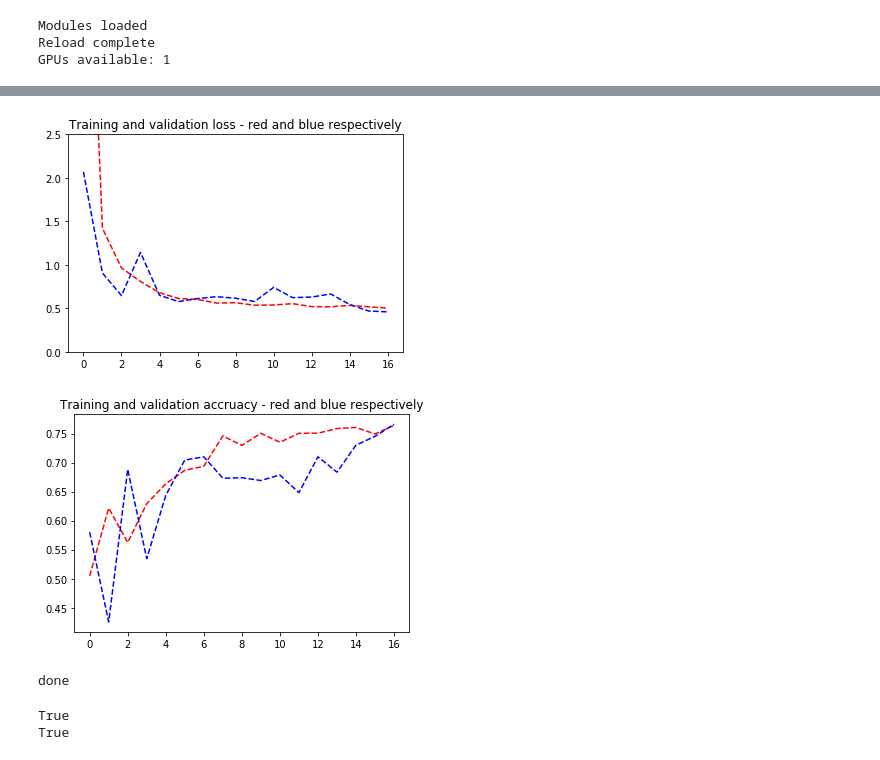
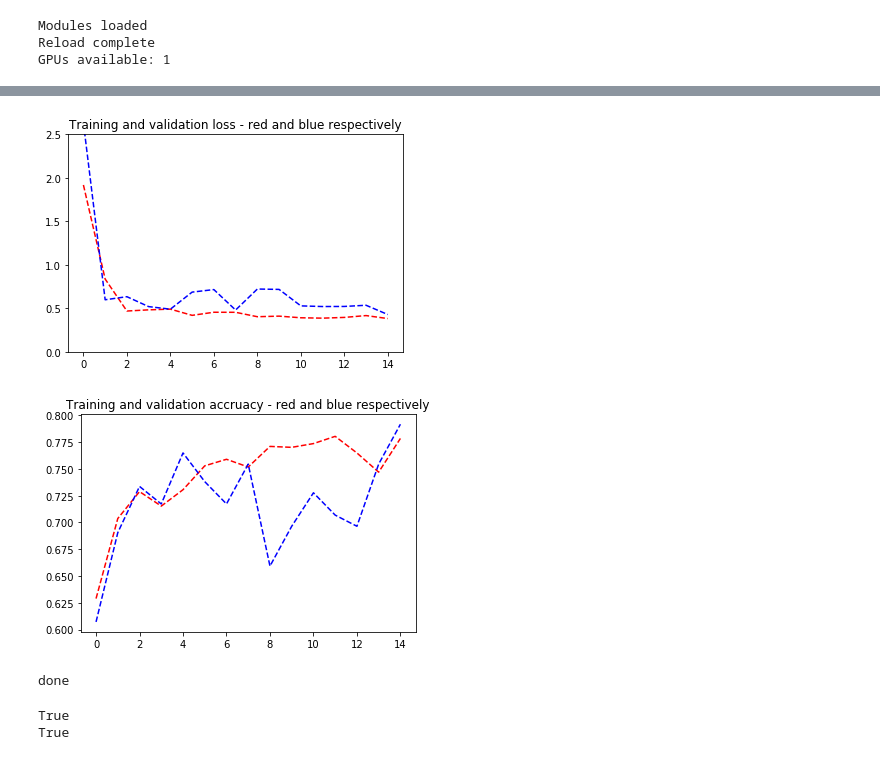
Before and after one commit to awoloshuk/IUSM, a Jupyter notebook: CellTemplate/groundTruth_example.ipynb, the cells around one changed output, grey strips where cells are left out. Cells and saved outputs as stored; diff of their text form; code cells hidden in the pictures.

```diff
--- a/CellTemplate/groundTruth_example.ipynb
+++ b/CellTemplate/groundTruth_example.ipynb
@@ -134,14 +158,14 @@ Validation performance didn't improve for 20 epochs. Training stops.
 # %%
 #log_dir = 'saved/runs/GroundTruth_cellData/0530_184531/'
-saved_dir = 'saved/GroundTruth_cellData/0530_210510'
+saved_dir = 'saved/GroundTruth_cellData/0603_202554'
 config_saved_filename = os.path.join(saved_dir, "config.json")
 #os.system('tensorboard --logdir ' + log_dir) cannot use with google VM without paying $$$
 viewTraining.graphLoss(saved_dir) #imported from utils
 
 print('done')
 # %% [output]
-[figure, old version]
+[figure, new version]
-[figure, old version]
+[figure, new version]
 done
 # %%
 def main2(config, resume):
```
Also changed, not shown: parts of 6 cells of this notebook, 6 other files.
